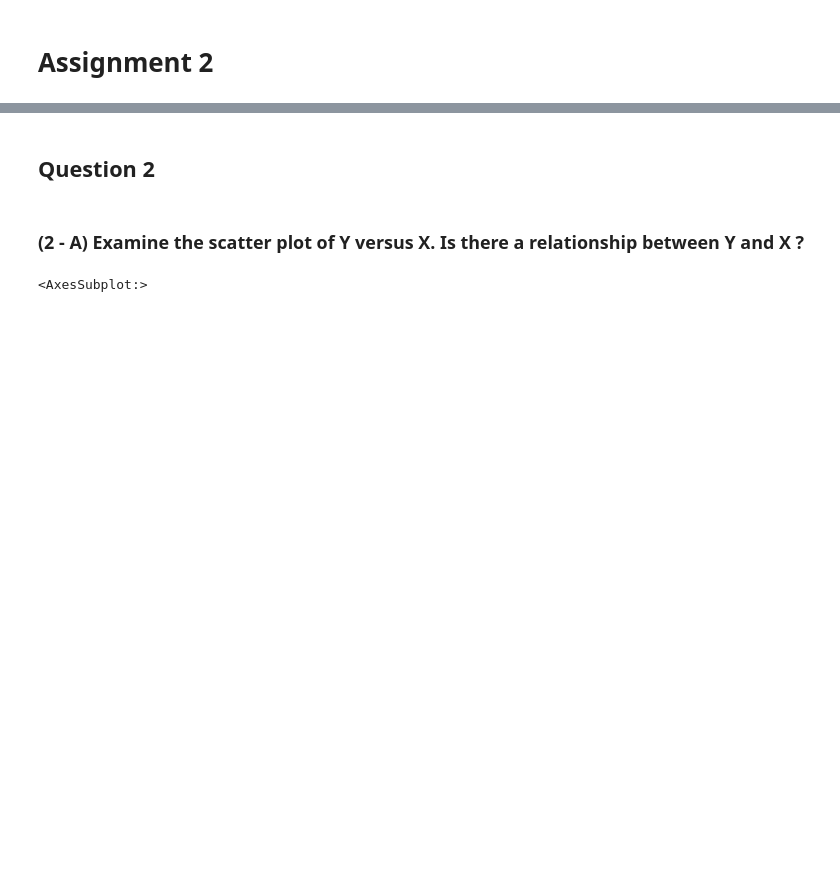
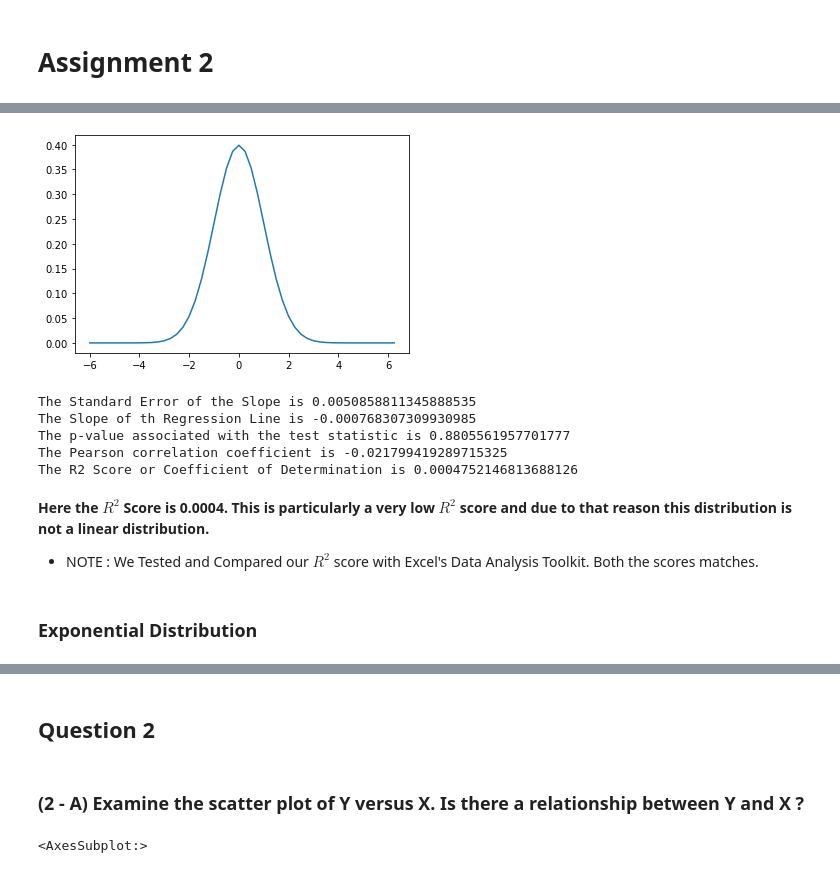
Before and after one commit to viralbthakar/CP8210-DB-Design, a Jupyter notebook: Assignment - 2 - StatsModels/Assignment 2.ipynb, the cells around one changed output, grey strips where cells are left out. Drawn from its saved outputs; the diff is of its cells as text; code cells hidden in the pictures; blank space fills up the shorter version.

```diff
--- a/Assignment - 2 - StatsModels/Sollution.ipynb
+++ b/Assignment - 2 - StatsModels/Assignment 2.ipynb
@@ -8,0 +26,12 @@ import matplotlib.pyplot as plt
+# %%
+# Change myu and std_dev to Create Different Columns of Data from Excel Sheet
+# Create Normal Distribution with Mean 0 and Standard deviation 1
+myu = 0.0
+std_dev = 1.0
+
+# Create X Data as Provided in the Excel Sheet
+x = np.linspace(-6, 6.25, num=50)
+
+# Create Standard Normal Distribution and Compute PDF
+std_norm_dist = norm(myu, std_dev)
+pdf_of_x = [std_norm_dist.pdf(i) for i in x]
@@ -8,0 +64,26 @@ import matplotlib.pyplot as plt
+# %%
+# Plot PDF of Distribution
+plt.plot(x, pdf_of_x)
+plt.show()
+# %% [output]
+[figure, added]
+# %%
+slope, intercept, r, p, std_err = linregress(x, pdf_of_x)
+
+print(f"The Standard Error of the Slope is {std_err}")
+print(f"The Slope of th Regression Line is {slope}")
+print(f"The p-value associated with the test statistic is {p}")
+print(f"The Pearson correlation coefficient is {r}")
+print(f"The R2 Score or Coefficient of Determination is {r**2}")
+# %% [output]
+The Standard Error of the Slope is 0.0050858811345888535
+The Slope of th Regression Line is -0.000768307309930985
+The p-value associated with the test statistic is 0.8805561957701777
+The Pearson correlation coefficient is -0.021799419289715325
+The R2 Score or Coefficient of Determination is 0.0004752146813688126
+# %% [markdown]
+**Here the $R^2$ Score is 0.0004. This is particularly a very low $R^2$ score and due to that reason this distribution is not a linear distribution.**
+
+- NOTE : We Tested and Compared our $R^2$ score with Excel's Data Analysis Toolkit. Both the scores matches.
+# %% [markdown]
+### Exponential Distribution
```
Also changed, not shown: parts of 51 cells of this notebook, 4 other files.
